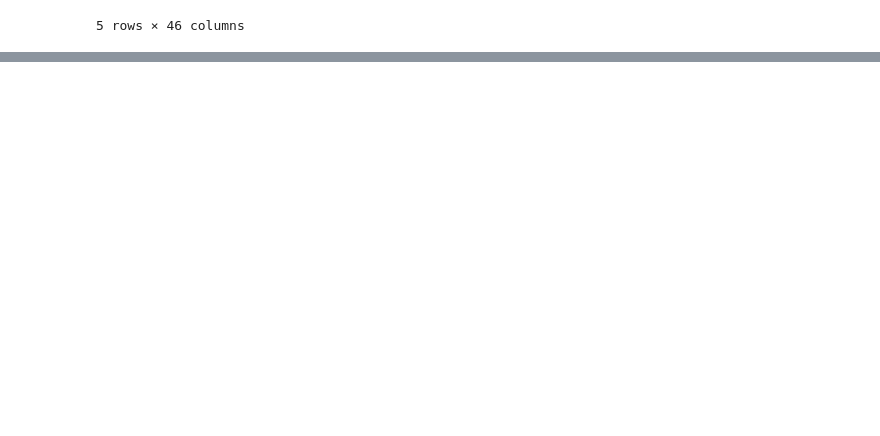
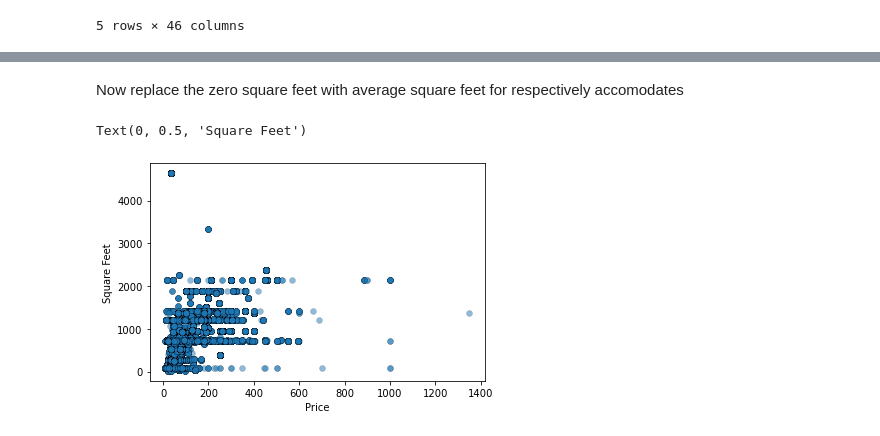
Before and after one commit to alexiska/Predict-renting-price-Airbnb-Berlin, a Jupyter notebook: Notebook/Prediction model Airbnb in Berlin.ipynb, the cells around one changed output, grey strips where cells are left out. Saved outputs shown, nothing was run; the diff lists cells and outputs as text; code cells hidden in the pictures; blank space fills up the shorter version.

```diff
--- a/Notebook/Prediction model Airbnb in Berlin.ipynb
+++ b/Notebook/Prediction model Airbnb in Berlin.ipynb
@@ -259,0 +117,29 @@ f.corr()
+# %% [markdown]
+Now replace the zero square feet with average square feet for respectively accomodates
+# %%
+pd.options.mode.chained_assignment = None # remove the warning
+
+# The average Square feet for each accomodate size
+avg = df.groupby(['Accomodates'])['Square Feet'].mean()
+lst_avg = avg.to_list()
+
+# Replace the zero square feet with the average square feet for each accomodate size
+for i, val in enumerate(lst_avg):
+    df_reduced.loc[(df_reduced['Square Feet']==0) & (df_reduced['Accomodates']==i),'Square Feet'] = val
+
+# Get all the square feet where the price is zero
+sqft_with_price_zero = df_reduced.loc[(df_reduced['Price']==0)]['Square Feet'].unique()
+
+# Get the average price for the square feet with price zero and givet that value to the square feet with zero price
+for i in range((len(sqft_with_price_zero))):
+    price = df_reduced.groupby('Square Feet')['Price'].mean().loc[sqft_with_price_zero[i]-1:sqft_with_price_zero[i]+1].mean()
+    df_reduced.loc[df_reduced['Square Feet'] == sqft_with_price_zero[i],'Price'] = price
+
+
+plt.scatter(df_reduced['Price'],df_reduced['Square Feet'],alpha=0.5,linewidths=0.2, edgecolors='Black')
+
+plt.xlabel('Price')
+plt.ylabel('Square Feet')
+# %% [output]
+Text(0, 0.5, 'Square Feet')
+[figure, added]
```
Also changed, not shown: parts of 58 cells of this notebook.
